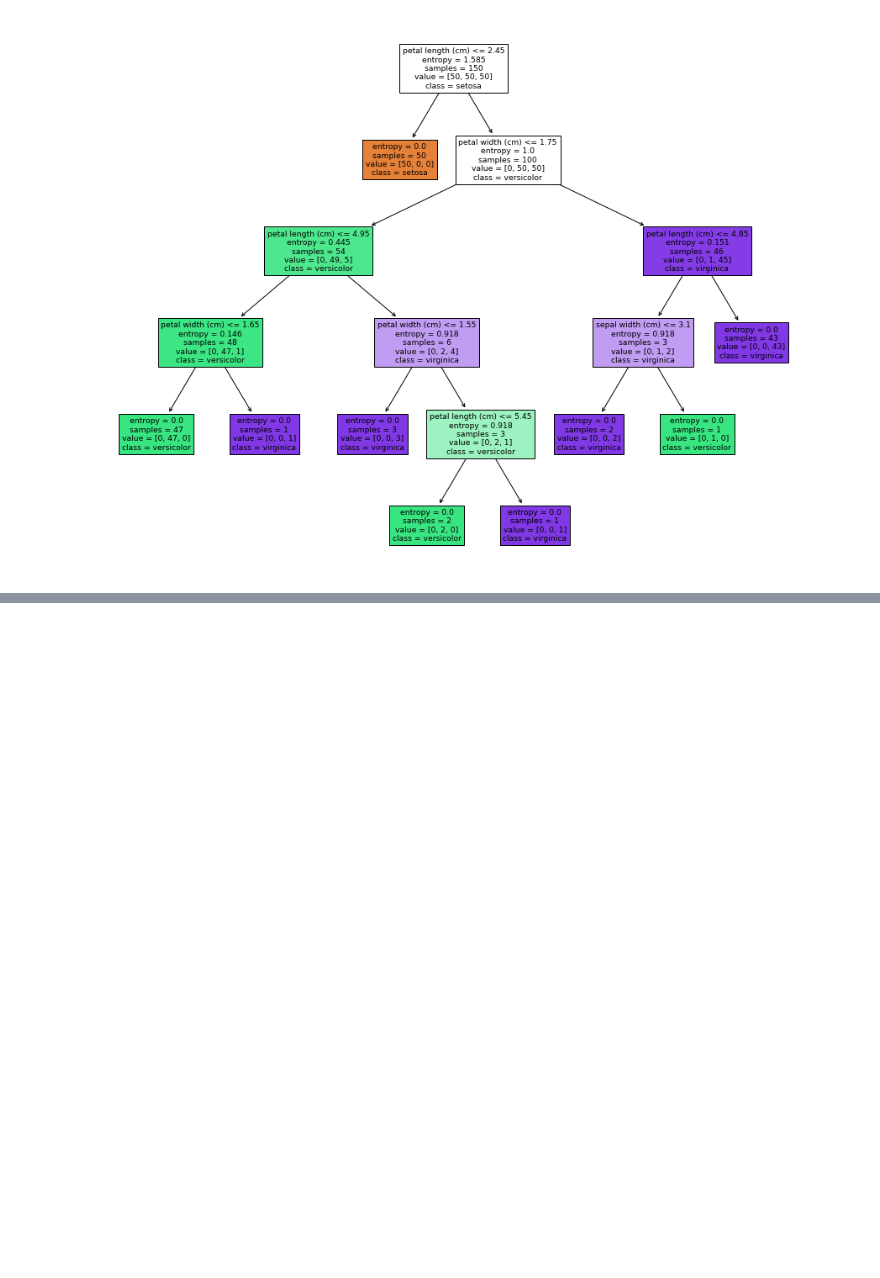
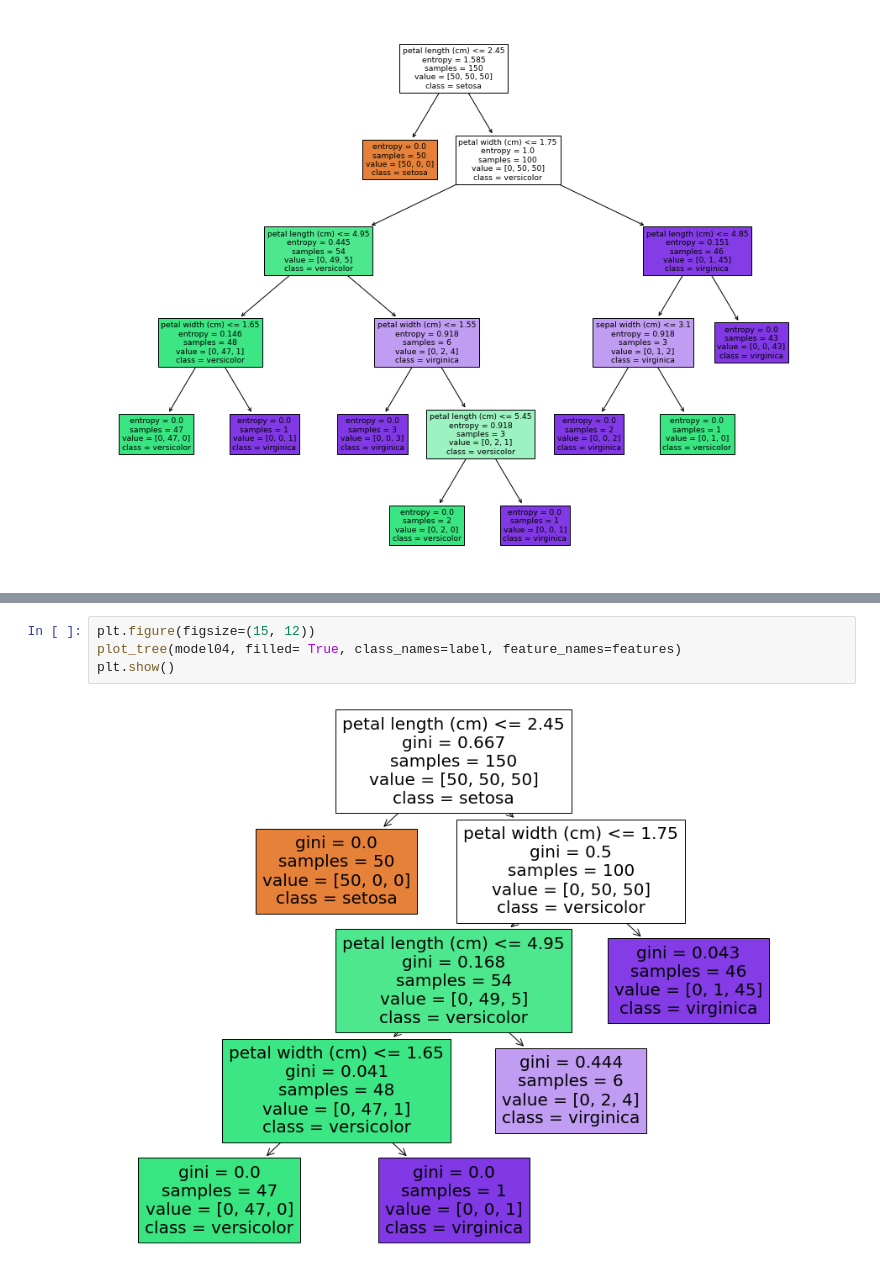
Before and after one commit to khalilvandian/DS-Practice, a Jupyter notebook: Decision Tree/Decision-Tree-Iris.ipynb, the cells around one changed output, grey strips where cells are left out. Saved outputs shown, nothing was run; the diff lists cells and outputs as text; blank space fills up the shorter version.

```diff
--- a/Decision Tree/Decision-Tree-Iris.ipynb
+++ b/Decision Tree/Decision-Tree-Iris.ipynb
@@ -93,0 +108,6 @@ plt.show()
+# %%
+plt.figure(figsize=(15, 12))
+plot_tree(model04, filled= True, class_names=label, feature_names=features)
+plt.show()
+# %% [output]
+[figure, added]
```
Also changed, not shown: parts of 6 cells of this notebook, 2 other files.
